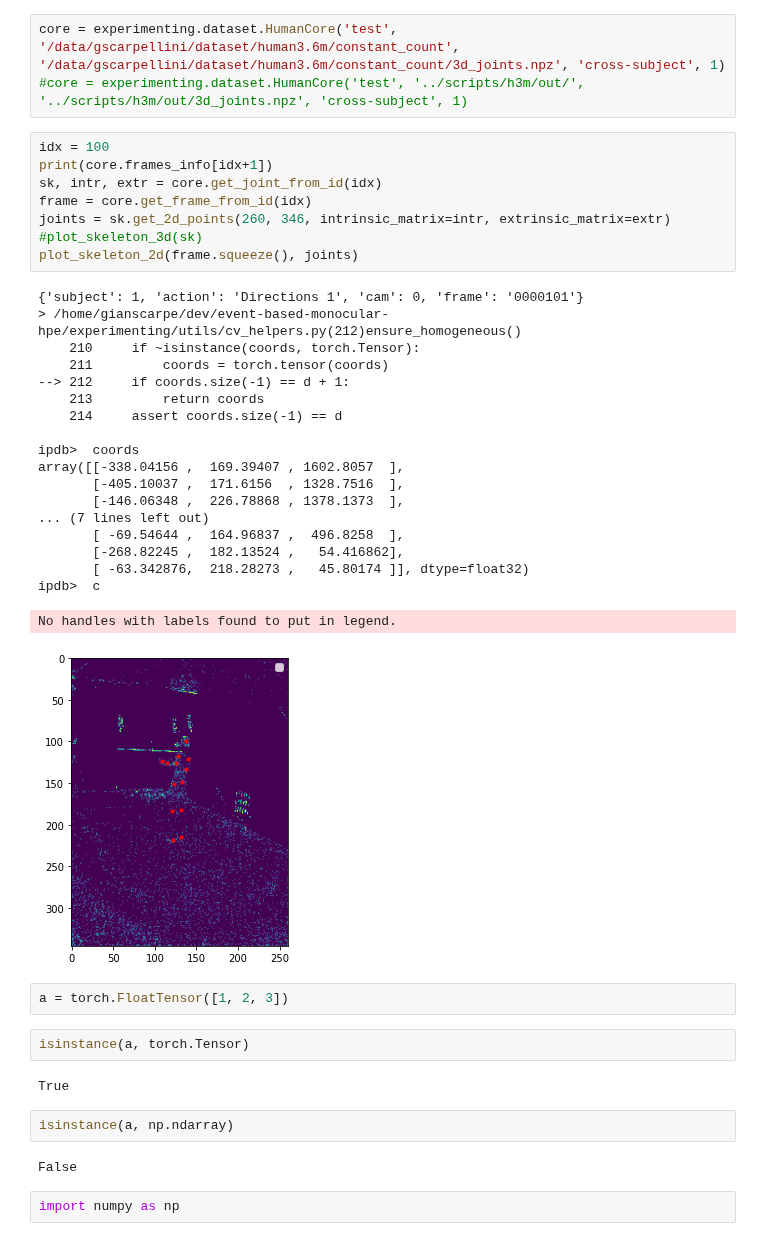
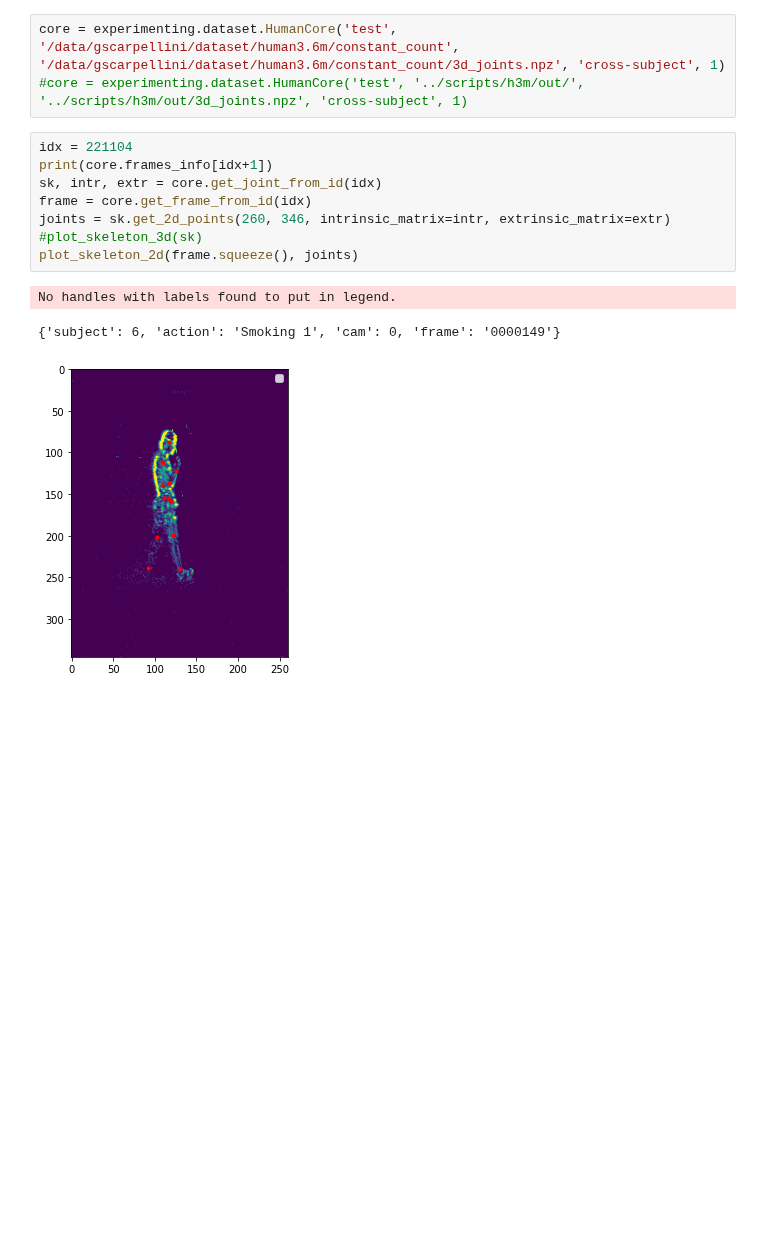
Before and after one commit to gianscarpe/event-based-monocular-hpe, a Jupyter notebook: notebooks/explore_h3m.ipynb, the cells around one changed output. Drawn from its saved outputs; the diff is of its cells as text; blank space fills up the shorter version.

```diff
--- a/notebooks/explore_h3m.ipynb
+++ b/notebooks/explore_h3m.ipynb
@@ -11,42 +11,14 @@ hw = el.utils.get_hw_property('dvs')
 core = experimenting.dataset.HumanCore('test', '/data/gscarpellini/dataset/human3.6m/constant_count', '/data/gscarpellini/dataset/human3.6m/constant_count/3d_joints.npz', 'cross-subject', 1)
 #core = experimenting.dataset.HumanCore('test', '../scripts/h3m/out/', '../scripts/h3m/out/3d_joints.npz', 'cross-subject', 1)
 # %%
-idx = 100
+idx = 221104
 print(core.frames_info[idx+1])
 sk, intr, extr = core.get_joint_from_id(idx)
 frame = core.get_frame_from_id(idx)
 joints = sk.get_2d_points(260, 346, intrinsic_matrix=intr, extrinsic_matrix=extr)
 #plot_skeleton_3d(sk)
 plot_skeleton_2d(frame.squeeze(), joints)
 # %% [output]
-{'subject': 1, 'action': 'Directions 1', 'cam': 0, 'frame': '0000101'}
-> /home/gianscarpe/dev/event-based-monocular-hpe/experimenting/utils/cv_helpers.py(212)ensure_homogeneous()
-    210     if ~isinstance(coords, torch.Tensor):
-    211         coords = torch.tensor(coords)
---> 212     if coords.size(-1) == d + 1:
-    213         return coords
-    214     assert coords.size(-1) == d
-
-ipdb>  coords
-array([[-338.04156 ,  169.39407 , 1602.8057  ],
-       [-405.10037 ,  171.6156  , 1328.7516  ],
-       [-146.06348 ,  226.78868 , 1378.1373  ],
-... (7 lines left out)
-       [ -69.54644 ,  164.96837 ,  496.8258  ],
-       [-268.82245 ,  182.13524 ,   54.416862],
-       [ -63.342876,  218.28273 ,   45.80174 ]], dtype=float32)
-ipdb>  c
+No handles with labels found to put in legend.
-No handles with labels found to put in legend.
+{'subject': 6, 'action': 'Smoking 1', 'cam': 0, 'frame': '0000149'}
-[figure, old version]
+[figure, new version]
-# %%
-a = torch.FloatTensor([1, 2, 3])
-# %%
-isinstance(a, torch.Tensor)
-# %% [output]
-True
-# %%
-isinstance(a, np.ndarray)
-# %% [output]
-False
-# %%
-import numpy as np
```
Also changed, not shown: parts of 8 cells of this notebook, 4 other files.
